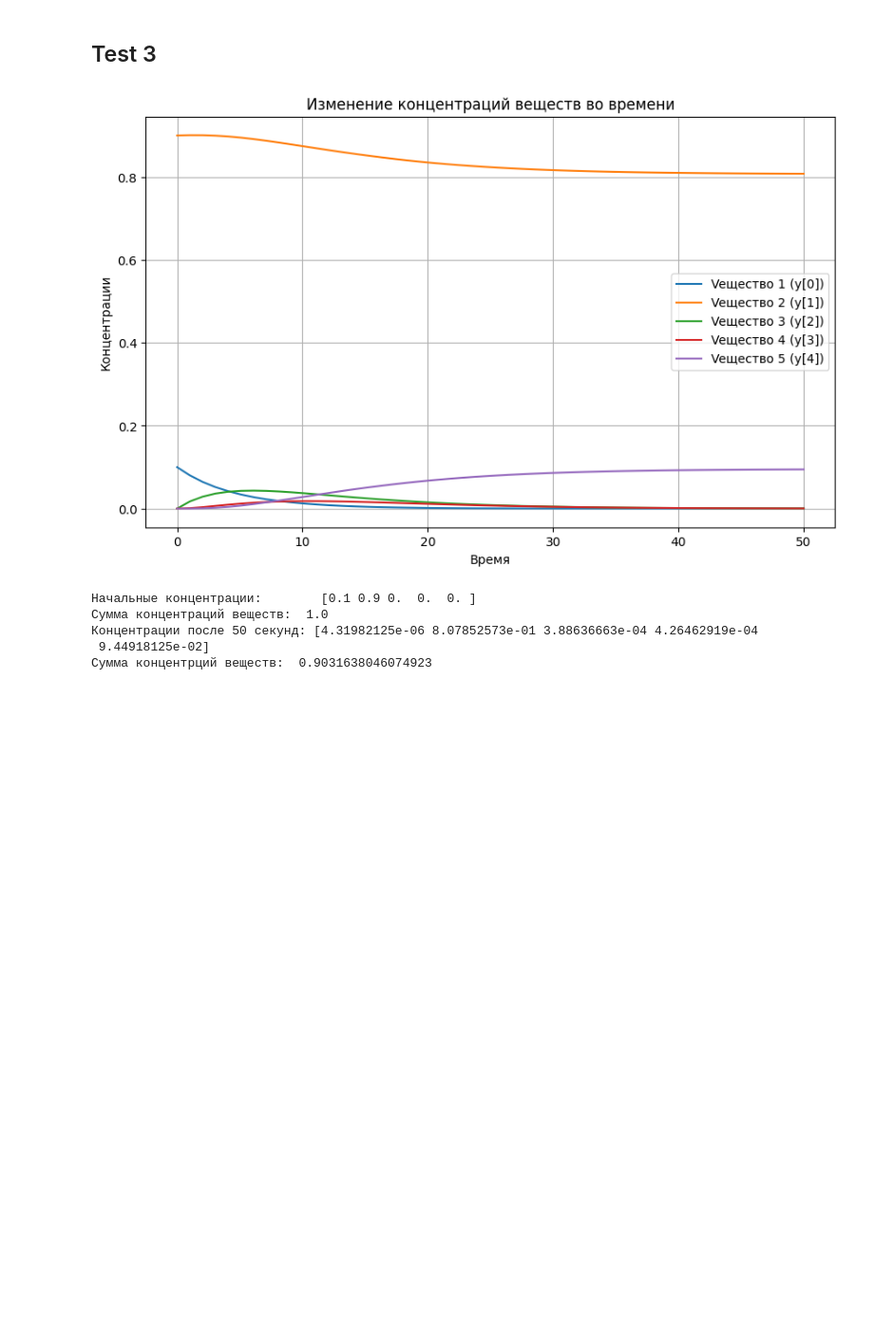
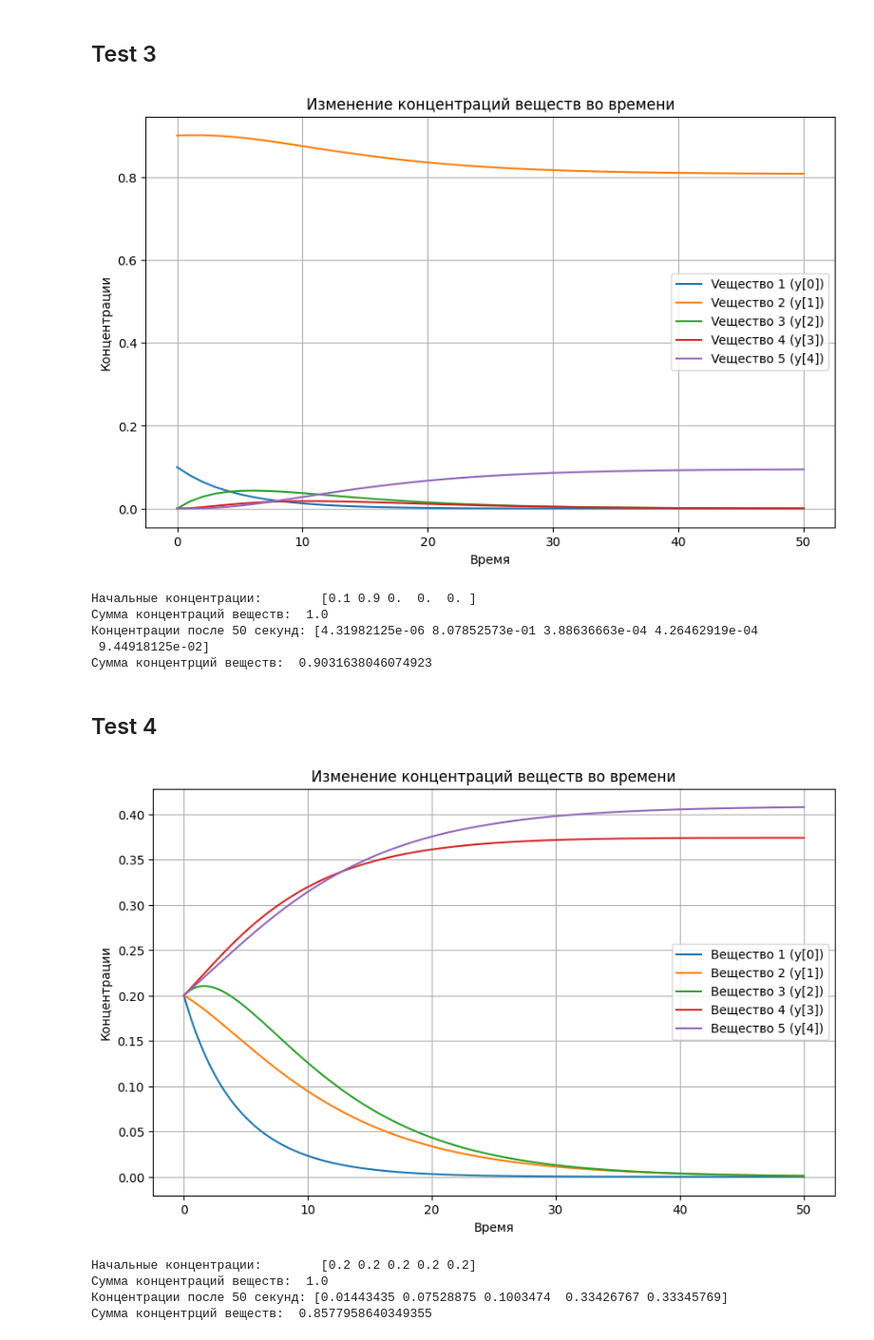
Before and after one commit to Lirik-17/Chemistry, a Jupyter notebook: My_chem_gen/Задача Бориса.ipynb, the cells around one changed output. Shown: that part at 95% size. Cells and saved outputs as stored; diff of their text form; code cells hidden in the pictures; blank space fills up the shorter version.

```diff
--- a/My_chem_gen/Задача Бориса.ipynb
+++ b/My_chem_gen/Задача Бориса.ipynb
@@ -186,7 +193,7 @@ C0 = np.array([0.4, 0.6, 0, 0, 0])                                           #
 C = np.array([0.4, 0.6, 0, 0, 0])
 
 tspan = [0.0, vr_time]                                                       # временной промежуток
-tsteps = np.linspace(tspan[0], tspan[1], vr_time)                                 # шаги по временному промежутку
+tsteps = np.linspace(tspan[0], tspan[1], vr_time * 4)                                 # шаги по временному промежутку
 
 sol = solve_ivp(
         true_ode_func,              # Функция ОДУ
@@ -200,7 +207,7 @@ sol = solve_ivp(
 # Построение графиков
 plt.figure(figsize=(10, 6))
 for i in range(N_SUBSTANCE):
-    plt.plot(sol.t, sol.y[i], label=f'Veщество {i+1} (y[{i}])')
+    plt.plot(sol.t, sol.y[i], label=f'Вещество {i+1} (y[{i}])')
 
 plt.title('Изменение концентраций веществ во времени')
 plt.xlabel('Время')
@@ -237,7 +243,7 @@ sol = solve_ivp(
 # Построение графиков
 plt.figure(figsize=(10, 6))
 for i in range(N_SUBSTANCE):
-    plt.plot(sol.t, sol.y[i], label=f'Veщество {i+1} (y[{i}])')
+    plt.plot(sol.t, sol.y[i], label=f'Вещество {i+1} (y[{i}])')
 
 plt.title('Изменение концентраций веществ во времени')
 plt.xlabel('Время')
@@ -274,7 +280,7 @@ sol = solve_ivp(
 # Построение графиков
 plt.figure(figsize=(10, 6))
 for i in range(N_SUBSTANCE):
-    plt.plot(sol.t, sol.y[i], label=f'Veщество {i+1} (y[{i}])')
+    plt.plot(sol.t, sol.y[i], label=f'Вещество {i+1} (y[{i}])')
 
 plt.title('Изменение концентраций веществ во времени')
 plt.xlabel('Время')
@@ -295,3 +301,39 @@ print("Сумма концентрций веществ: ", sum(sol.y[:, vr_time
 Концентрации после 50 секунд: [4.31982125e-06 8.07852573e-01 3.88636663e-04 4.26462919e-04
  9.44918125e-02]
 Сумма концентрций веществ:  0.9031638046074923
+# %% [markdown]
+## Test 4
+# %%
+start_conc_3 = np.array([0.2, 0.2, 0.2, 0.2, 0.2])
+sol = solve_ivp(
+        true_ode_func,              # Функция ОДУ
+        tspan,                      # Интервал времени
+        start_conc_3,                         # Начальные условия
+        args=(k,),                  # Передача параметров в функцию
+        method='RK45',              # Метод решения
+        t_eval=tsteps               # Точки, в которых сохраняется решение (Шаг)
+    )
+
+# Построение графиков
+plt.figure(figsize=(10, 6))
+for i in range(N_SUBSTANCE):
+    plt.plot(sol.t, sol.y[i], label=f'Вещество {i+1} (y[{i}])')
+
+plt.title('Изменение концентраций веществ во времени')
+plt.xlabel('Время')
+plt.ylabel('Концентрации')
+plt.legend()
+plt.grid(True)
+plt.show()
+
+print("Начальные концентрации:       ", start_conc_3)
+print("Сумма концентраций веществ: ", sum(start_conc_3))
+
+print(f"Концентрации после {vr_time} секунд: {sol.y[:, vr_time - 1]}")
+print("Сумма концентрций веществ: ", sum(sol.y[:, vr_time - 1]))
+# %% [output]
+[figure, added]
+Начальные концентрации:        [0.2 0.2 0.2 0.2 0.2]
+Сумма концентраций веществ:  1.0
+Концентрации после 50 секунд: [0.01443435 0.07528875 0.1003474  0.33426767 0.33345769]
+Сумма концентрций веществ:  0.8577958640349355
```
Also changed, not shown: parts of 9 cells of this notebook, 1 other file.
